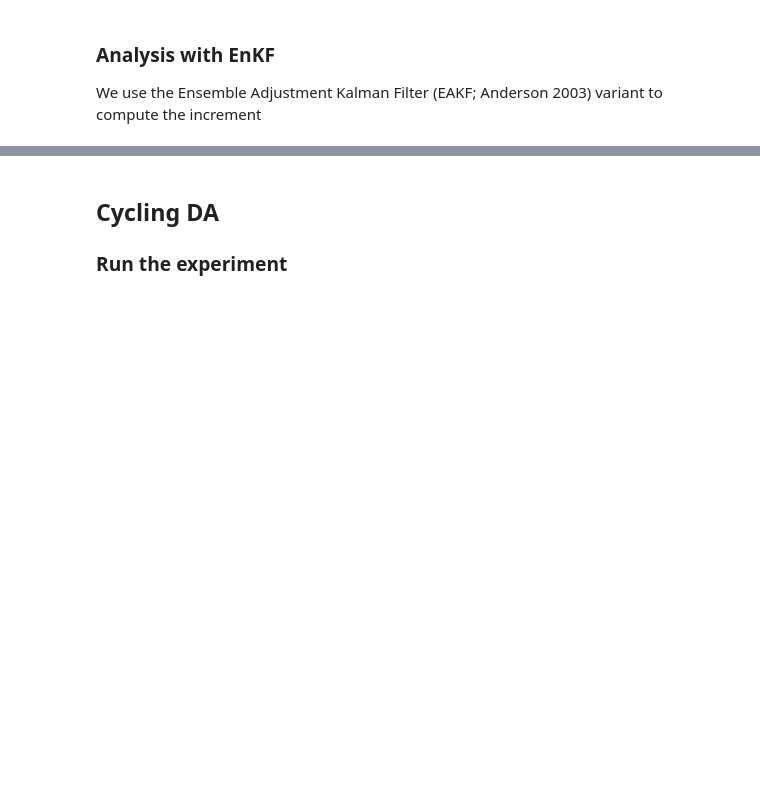
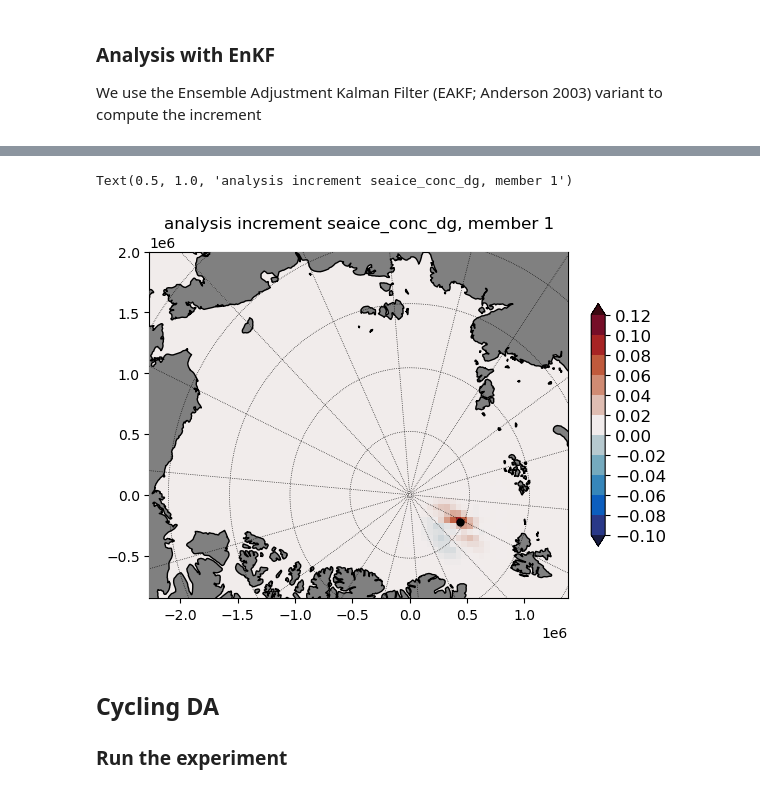
Before and after one commit to sasip-climate/notebooks-nextsim-workshop2025, a Jupyter notebook: assimilation/demo-osse.ipynb, the cells around one changed output, grey strips where cells are left out. Drawn from its saved outputs; the diff is of its cells as text; code cells hidden in the pictures; blank space fills up the shorter version.

```diff
--- a/assimilation/demo-osse.ipynb
+++ b/assimilation/demo-osse.ipynb
@@ -415,9 +417,8 @@ plt.xticks(rotation=45);
 # %%
 # some preparation, use large_ens case for this section
-work_dir = '/home/nextsim-workshop/data-nextsim-workshop2025/assimilation/large_ens'
 time = datetime(2010, 1, 2, tzinfo=timezone.utc)
-
-c1 = Config(config_file=config_file, nproc=nproc, nens=99, work_dir=work_dir, time=time, debug=False, iter=0)
+nens = 99
+c1 = Config(config_file=config_file, nproc=nproc, nens=nens, work_dir=workdir, time=time, debug=False, iter=0)
 
 from NEDAS.assim_tools.state import State
 state1 = State(c1)
@@ -554,4 +562,12 @@ HBox(children=(IntSlider(value=14, description='j:', max=57, orientation='vertic
 ### Analysis with EnKF
 
 We use the Ensemble Adjustment Kalman Filter (EAKF; Anderson 2003) variant to compute the increment
+# %%
+# filter parameters (you can change them to see their effect)
+
+# specified obs error in computing obs likelihood
+obs_err = 0.01 #obs_rec['err']['std']
+
+# localization distance
+hroi = 5e5 #obs_rec['hroi']
 # %%
@@ -590,3 +634,20 @@ plt.show()
+# %%
+mem_id = 0
+
+vmin_incr = -0.1
+vmax_incr = 0.1
+cmap_incr = cmocean.cm.balance
+
+fig, ax = plt.subplots(1, 1, figsize=(6,4.5))
+c1.grid.plot_field(ax, (fld_post_ens - fld_prior_ens)[mem_id,...], vmin_incr, vmax_incr, cmap=cmap_incr)
+add_colorbar(fig, ax, cmap_incr, vmin_incr, vmax_incr)
+
+c1.grid.plot_land(ax, color='gray')
+ax.plot(obs_x, obs_y, 'k.', markersize=10)
+ax.set_title(f"analysis increment {vname}, member {mem_id+1}")
+# %% [output]
+Text(0.5, 1.0, 'analysis increment seaice_conc_dg, member 1')
+[figure, added]
 # %% [markdown]
 ## Cycling DA
 
```
Also changed, not shown: parts of 17 cells of this notebook.
